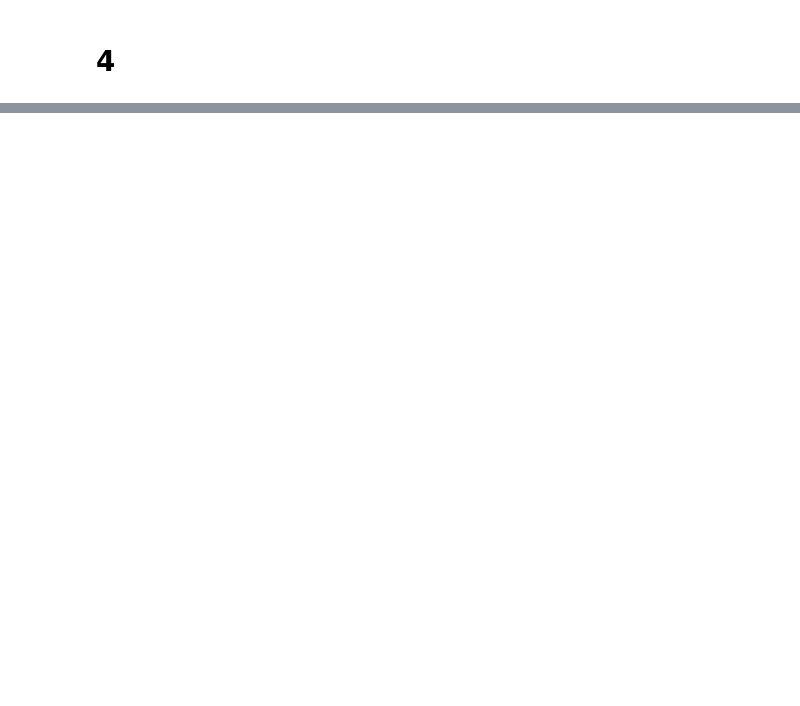
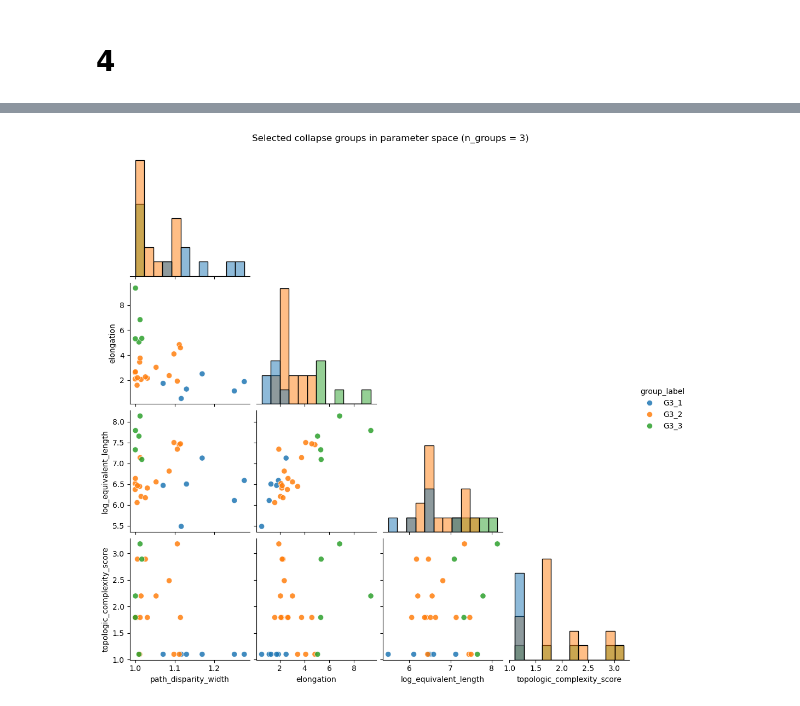
Before and after one commit to niekcde/river_hierarchy, a Jupyter notebook: hierarchy_level_definition/notebooks/level_detection_workbench.ipynb, the cells around one changed output, grey strips where cells are left out. Cells and saved outputs as stored; diff of their text form; code cells hidden in the pictures; blank space fills up the shorter version.

```diff
--- a/hierarchy_level_definition/notebooks/level_detection_workbench.ipynb
+++ b/hierarchy_level_definition/notebooks/level_detection_workbench.ipynb
@@ -473,0 +567,28 @@ summary
+# %%
+import seaborn as sns
+import matplotlib.pyplot as plt
+
+cols = [
+    "path_disparity_width",
+    "elongation",
+    "log_equivalent_length",
+    "topologic_complexity_score",
+]
+
+pair = sns.pairplot(
+    plot_df[cols + ["group_label"]],
+    vars=cols,
+    hue="group_label",
+    corner=True,
+    diag_kind="hist",
+    plot_kws={"s": 55, "alpha": 0.85},
+    diag_kws={"bins": 12},
+)
+
+pair.fig.suptitle(
+    f"Selected collapse groups in parameter space (n_groups = {optimal_n_groups})",
+    y=1.02,
+)
+plt.show()
+# %% [output]
+[figure, added]
```
Also changed, not shown: parts of 22 cells of this notebook, 5 other files.
